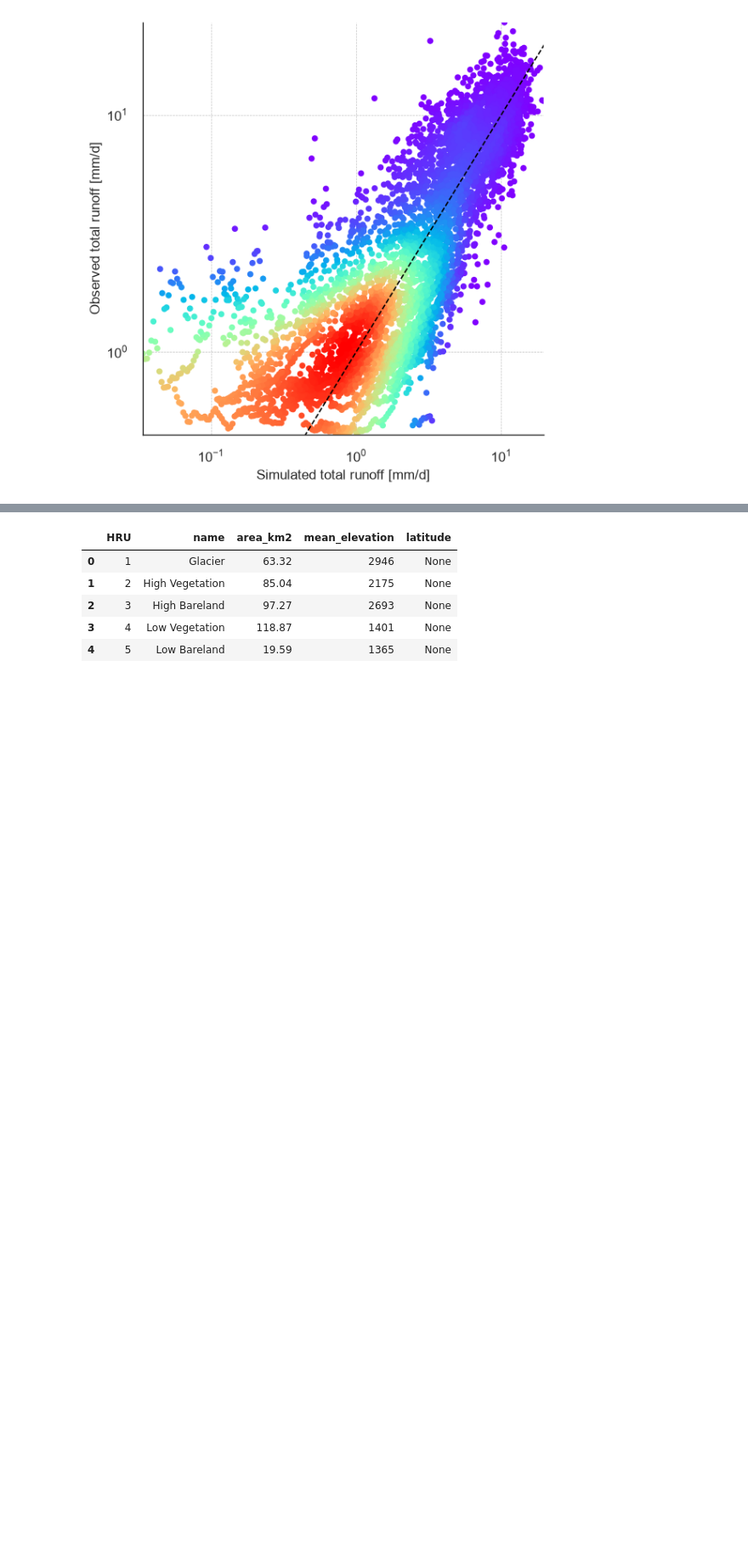
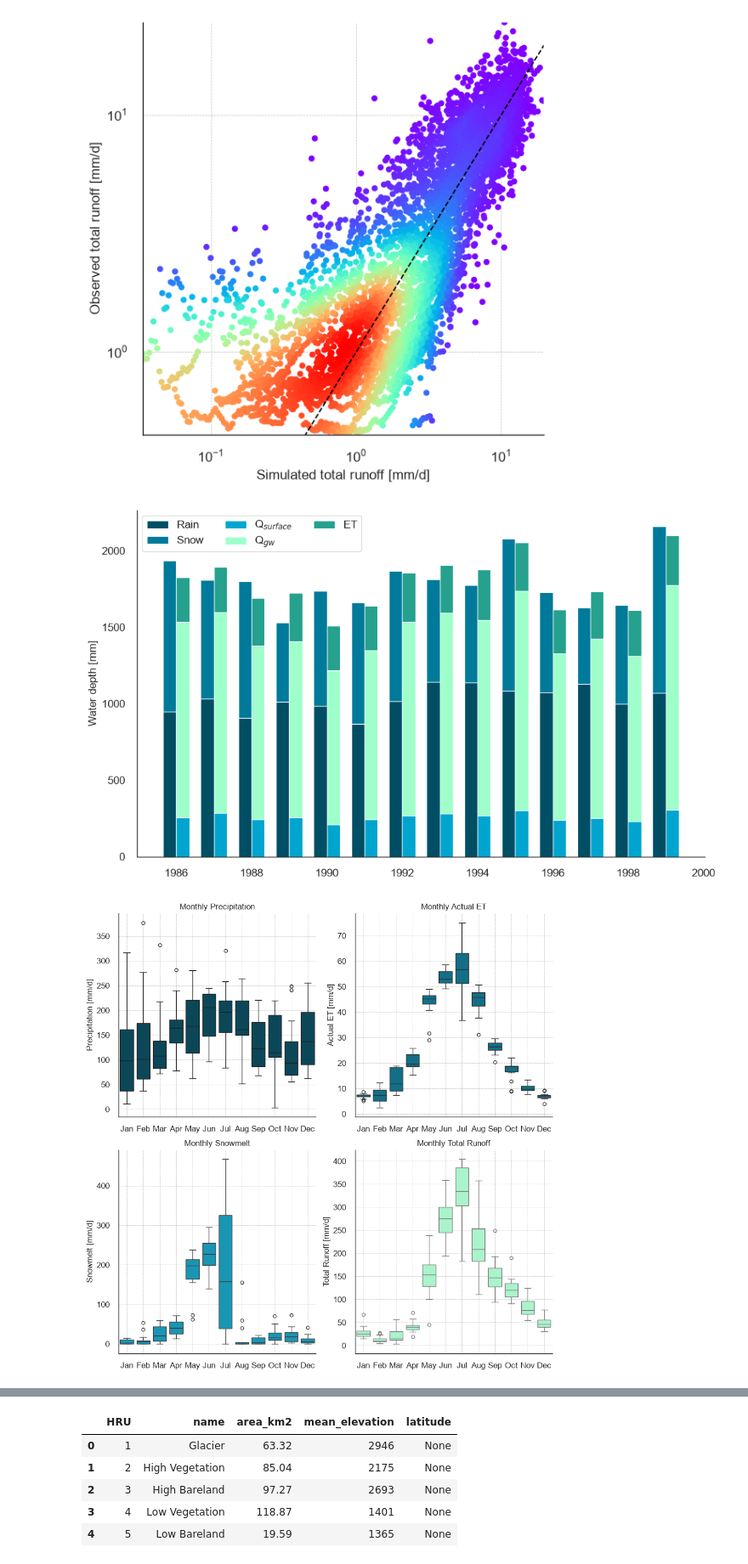
Before and after one commit to Uemac001/watershed_ex2, a Jupyter notebook: gsteig_run.ipynb, the cells around one changed output, grey strips where cells are left out. Shown at 85% size. Cells and saved outputs as stored; diff of their text form; code cells hidden in the pictures; blank space fills up the shorter version.

Commit message:
Add monthly boxplots of runoff, ET, soil moisture and snow (report_plots.py)

```diff
--- a/gsteig_run.ipynb
+++ b/gsteig_run.ipynb
@@ -295,3 +295,9 @@ plot_Q_Q(results=second_run_results, observed=data)
 # %% [output]
 [figure]
 [figure]
+# %%
+plot_water_balance(results=second_run_results)
+plot_monthly_boxplot(results=second_run_results, figsize=(10, 10))
+# %% [output]
+[figure, added]
+[figure, added]
```
Also changed, not shown: parts of 1 cell of this notebook, 1 other file.
